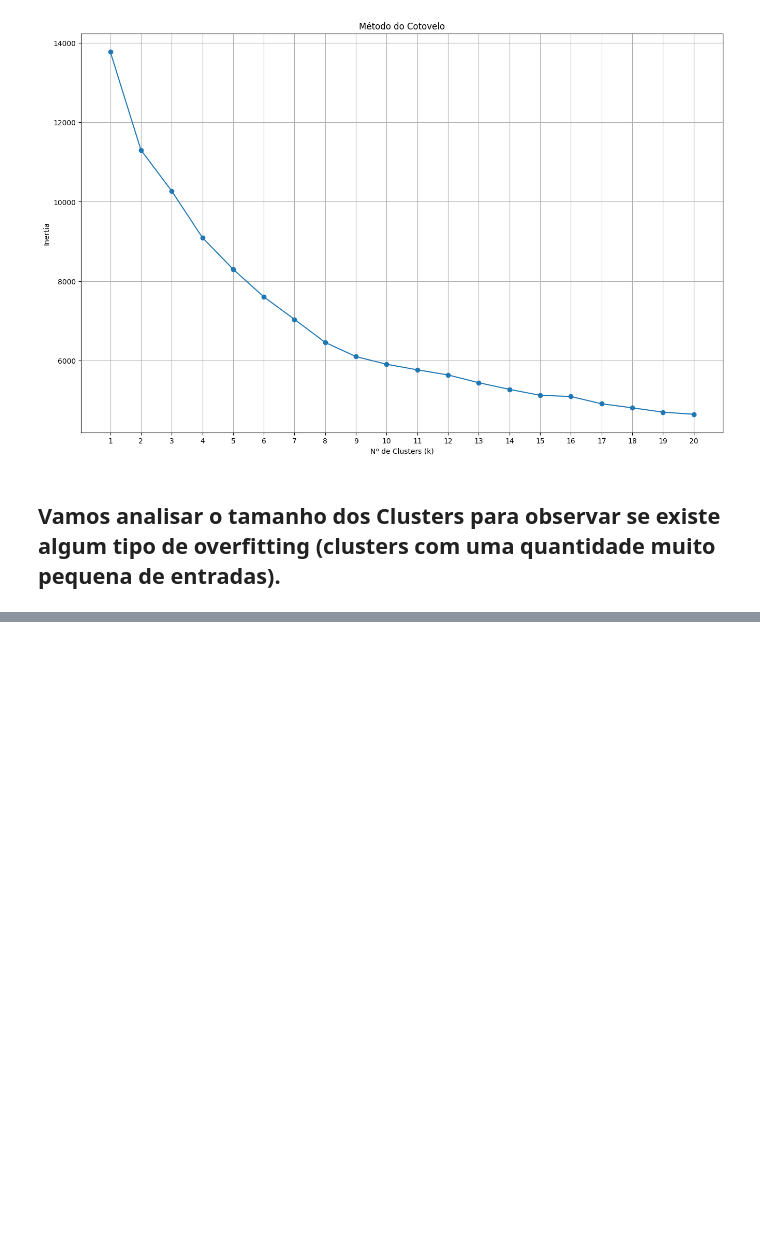
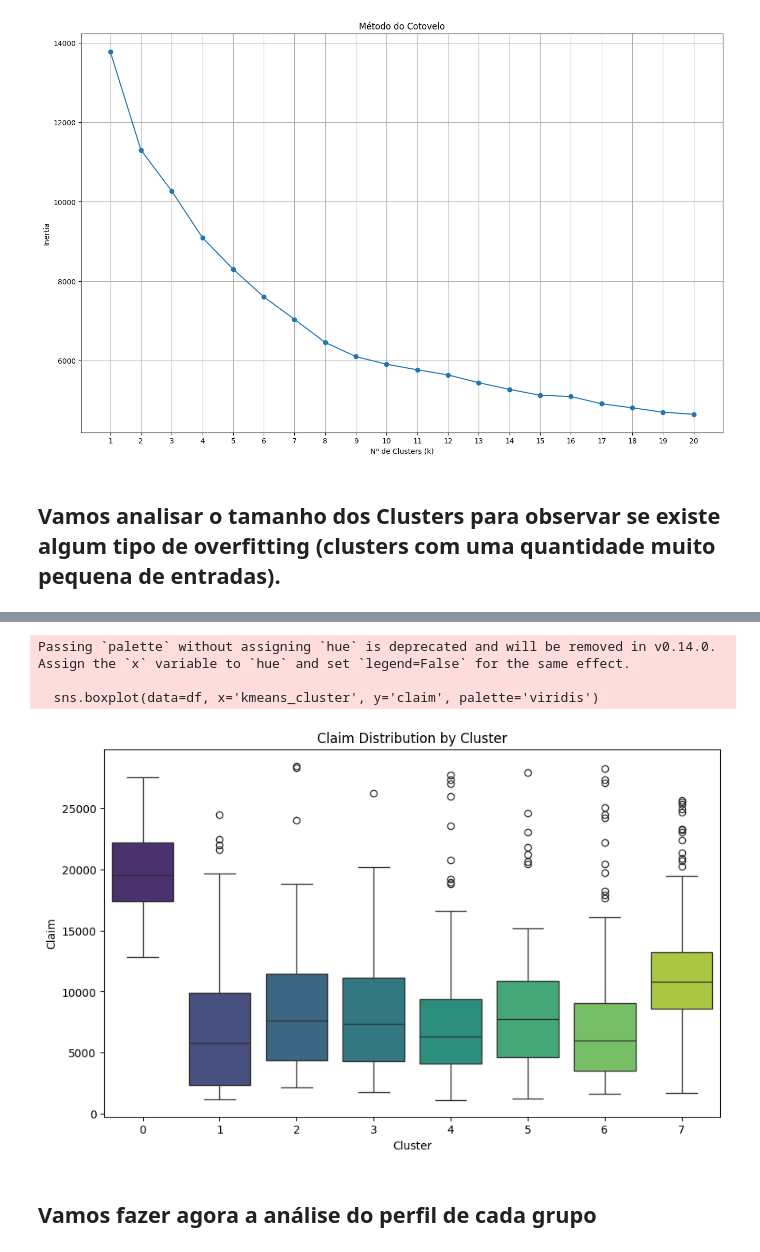
Before and after one commit to TalesVMAlves/Classificador-Seguros, a Jupyter notebook: aprendizadoNaoSupervisionado.ipynb, the cells around one changed output, grey strips where cells are left out. Drawn from its saved outputs; the diff is of its cells as text; code cells hidden in the pictures; blank space fills up the shorter version.

```diff
--- a/aprendizadoNaoSupervisionado.ipynb
+++ b/aprendizadoNaoSupervisionado.ipynb
@@ -4,7 +1,13 @@ df = pd.read_csv('artefatos/insurance_data_preprocessado.csv')
+# %%
+import pandas as pd
+df = pd.read_csv('artefatos/insurance_data_preprocessado.csv')
+
+#Vamos manter apenas as colunas necessárias para o aprendizado não supervisionado, assim vamos dropar as colunas 'cluster' e 'binned_claim'
+df.drop(['cluster', 'binned_claim'], axis=1, inplace=True)
 # %%
 
 from sklearn.preprocessing import StandardScaler
-X = df.drop(['claim', 'cluster', 'binned_claim'], axis=1)
+X = df.drop(['claim'], axis=1)
 
 
 scaler = StandardScaler()
@@ -81,0 +105,12 @@ plt.show()
+# %%
+plt.figure(figsize=(10, 6))
+sns.boxplot(data=df, x='kmeans_cluster', y='claim', palette='viridis')
+plt.title('Claim Distribution by Cluster')
+plt.xlabel('Cluster')
+plt.ylabel('Claim')
+plt.show()
+# %% [output]
+Passing `palette` without assigning `hue` is deprecated and will be removed in v0.14.0. Assign the `x` variable to `hue` and set `legend=False` for the same effect.
+
+  sns.boxplot(data=df, x='kmeans_cluster', y='claim', palette='viridis')
+[figure, added]
@@ -81,0 +119,2 @@ plt.show()
+# %% [markdown]
+## Vamos fazer agora a análise do perfil de cada grupo
```
Also changed, not shown: parts of 6 cells of this notebook.
